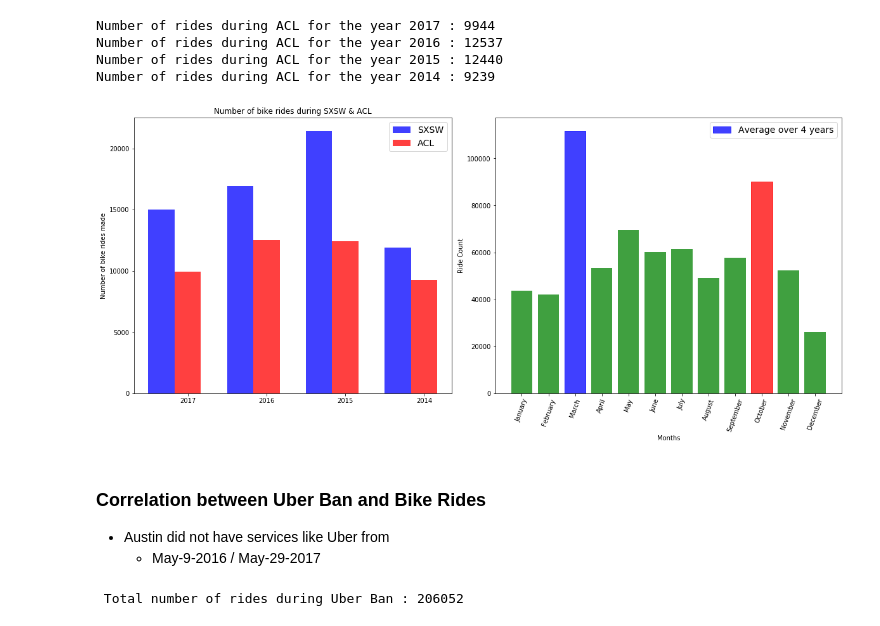
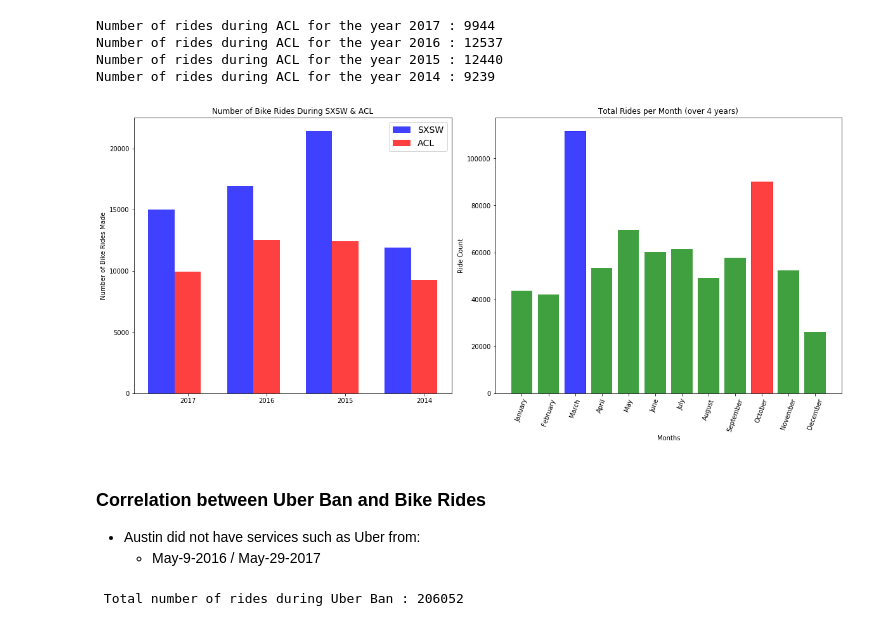
Before and after one commit to ananyay/Pedal_through_Austin, a Jupyter notebook: Data_Analysis_ananya.ipynb, the cells around one changed output. Cells and saved outputs as stored; diff of their text form; code cells hidden in the pictures.

Commit message:
fixed the colors

```diff
--- a/Data_Analysis_ananya.ipynb
+++ b/Data_Analysis_ananya.ipynb
@@ -399,43 +602,43 @@ data_ACL = [number_of_rides_acl_2017, number_of_rides_acl_2016, number_of_rides_
 x_axis1 = np.arange(len(data_SXSW))
 x_axis2 = np.arange(len(data_ACL))
 
 #Calculate optimal width
 width = np.min(np.diff(x_axis1))/3
 df_month = df_bike_cl.loc[(df_bike_cl["Trip Year"] >= 2014) & (df_bike_cl["Trip Year"] <= 2017),:]
 df_bike_month = df_month['Trip Month'].value_counts()
 monthly_bike = df_bike_month.tolist()
 months = df_bike_month.index
 
 import matplotlib.gridspec as Gridspec
 fig1 = plt.figure(figsize=[20,8])
 gs = Gridspec.GridSpec(100,100)
 ax1 = fig1.add_subplot(gs[:,0:45])
 ax2 = fig1.add_subplot(gs[:,51:100])
-ax1.bar(x_axis1-width, data_SXSW,width,color='b',label='SXSW',alpha = 0.75)
-ax1.bar(x_axis2, data_ACL,width,color='r',label='ACL',alpha = 0.75)
+ax1.bar(x_axis1-width, data_SXSW,width,color='blue',label='SXSW', alpha = 0.75)
+ax1.bar(x_axis2, data_ACL,width,color='red',label='ACL', alpha = 0.75)
 plt.setp(ax1, xticks=[0, 1, 2,3], xticklabels=["2017", "2016", "2015", "2014"])
-ax1.set_title('Number of bike rides during SXSW & ACL')
-ax1.set_ylabel("Number of bike rides made")
+ax1.set_title('Number of Bike Rides During SXSW & ACL')
+ax1.set_ylabel("Number of Bike Rides Made")
 ax1.legend(loc=1, prop={'size': 14})
 
 
-months_bar = ax2.bar(months, monthly_bike,color='green',label='Average over 4 years',alpha = 0.75)
+months_bar = ax2.bar(months, monthly_bike,color='green',alpha = 0.75)
 months_bar[0].set_color('b')
 months_bar[1].set_color('r')
 ax2.set_xlabel("Months")
+ax2.set_title('Total Rides per Month (over 4 years)')
 plt.setp(ax2, xticks=[1, 2, 3, 4, 5, 6, 7, 8, 9, 10, 11, 12], xticklabels=['January', 'February', 'March', 'April', 'May', 'June', 'July',
              'August', 'September', 'October', 'November', 'December'])
 
 ax2.set_ylabel("Ride Count")
-ax2.legend(loc=1, prop={'size': 14})
 plt.setp( ax2.xaxis.get_majorticklabels(), rotation=70 )
 plt.savefig("Images/SXSW-ACL.png",bbox_inches = "tight")
 fig1.show()
 # %% [output]
-[figure, old version]
+[figure, new version]
 # %% [markdown]
 ### Correlation between Uber Ban and Bike Rides
-- Austin did not have services like Uber from
+- Austin did not have services such as Uber from:
     - May-9-2016 / May-29-2017
 # %%
 # For retrieving the data, apply filters on Trip Year,Trip Month and Trip Dates
```
Also changed, not shown: parts of 58 cells of this notebook, 1 other file.
